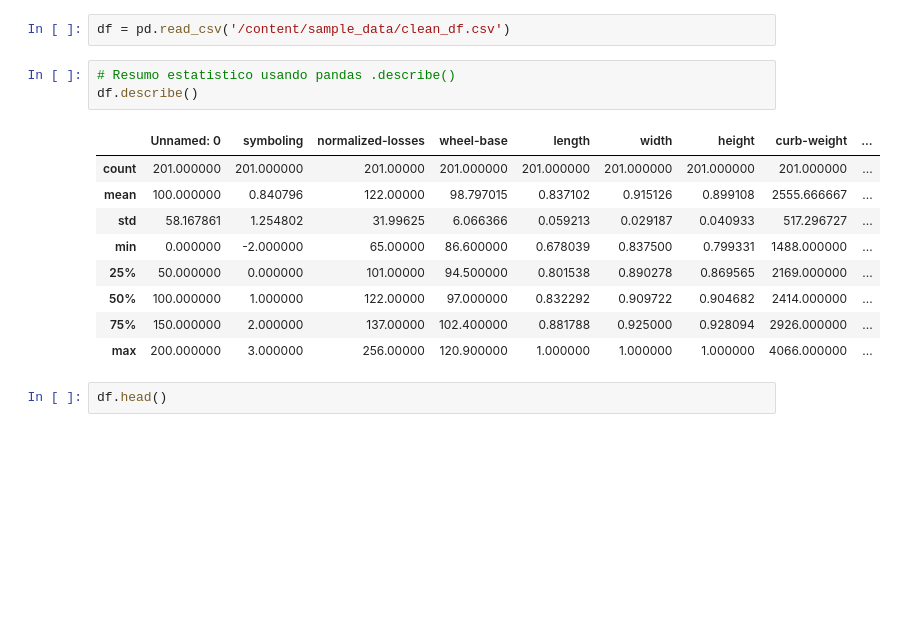
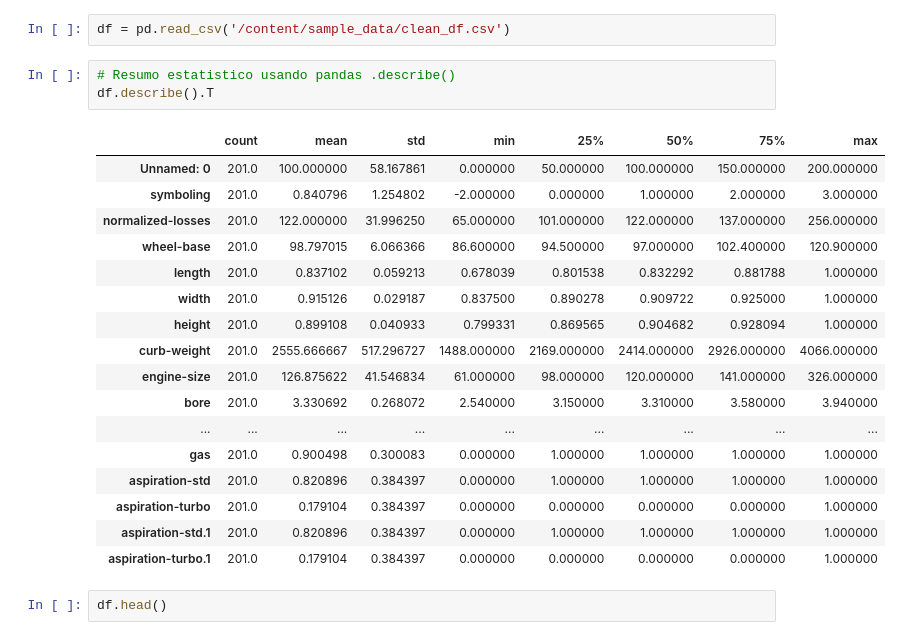
Before and after one commit to DavidMercadoFaustino/Analyzing-Data-with-Python---IBM-DA0101EN, a Jupyter notebook: Modulo_3_Exploratory_Data_Analysis.ipynb, the cells around one changed output. Drawn from its saved outputs; the diff is of its cells as text; blank space fills up the shorter version.

```diff
--- a/Modulo_3_Exploratory_Data_Analysis.ipynb
+++ b/Modulo_3_Exploratory_Data_Analysis.ipynb
@@ -17,17 +17,25 @@ from scipy import stats
 df = pd.read_csv('/content/sample_data/clean_df.csv')
 # %%
 # Resumo estatistico usando pandas .describe()
-df.describe()
+df.describe().T
 # %% [output]
-|  | Unnamed: 0 | symboling | normalized-losses | wheel-base | length | width | height | curb-weight | ... |
-| count | 201.000000 | 201.000000 | 201.00000 | 201.000000 | 201.000000 | 201.000000 | 201.000000 | 201.000000 | ... |
-| mean | 100.000000 | 0.840796 | 122.00000 | 98.797015 | 0.837102 | 0.915126 | 0.899108 | 2555.666667 | ... |
-| std | 58.167861 | 1.254802 | 31.99625 | 6.066366 | 0.059213 | 0.029187 | 0.040933 | 517.296727 | ... |
-| min | 0.000000 | -2.000000 | 65.00000 | 86.600000 | 0.678039 | 0.837500 | 0.799331 | 1488.000000 | ... |
-| 25% | 50.000000 | 0.000000 | 101.00000 | 94.500000 | 0.801538 | 0.890278 | 0.869565 | 2169.000000 | ... |
-| 50% | 100.000000 | 1.000000 | 122.00000 | 97.000000 | 0.832292 | 0.909722 | 0.904682 | 2414.000000 | ... |
-| 75% | 150.000000 | 2.000000 | 137.00000 | 102.400000 | 0.881788 | 0.925000 | 0.928094 | 2926.000000 | ... |
-| max | 200.000000 | 3.000000 | 256.00000 | 120.900000 | 1.000000 | 1.000000 | 1.000000 | 4066.000000 | ... |
+|  | count | mean | std | min | 25% | 50% | 75% | max |
+| Unnamed: 0 | 201.0 | 100.000000 | 58.167861 | 0.000000 | 50.000000 | 100.000000 | 150.000000 | 200.000000 |
+| symboling | 201.0 | 0.840796 | 1.254802 | -2.000000 | 0.000000 | 1.000000 | 2.000000 | 3.000000 |
+| normalized-losses | 201.0 | 122.000000 | 31.996250 | 65.000000 | 101.000000 | 122.000000 | 137.000000 | 256.000000 |
+| wheel-base | 201.0 | 98.797015 | 6.066366 | 86.600000 | 94.500000 | 97.000000 | 102.400000 | 120.900000 |
+| length | 201.0 | 0.837102 | 0.059213 | 0.678039 | 0.801538 | 0.832292 | 0.881788 | 1.000000 |
+| width | 201.0 | 0.915126 | 0.029187 | 0.837500 | 0.890278 | 0.909722 | 0.925000 | 1.000000 |
+| height | 201.0 | 0.899108 | 0.040933 | 0.799331 | 0.869565 | 0.904682 | 0.928094 | 1.000000 |
+| curb-weight | 201.0 | 2555.666667 | 517.296727 | 1488.000000 | 2169.000000 | 2414.000000 | 2926.000000 | 4066.000000 |
+| engine-size | 201.0 | 126.875622 | 41.546834 | 61.000000 | 98.000000 | 120.000000 | 141.000000 | 326.000000 |
+| bore | 201.0 | 3.330692 | 0.268072 | 2.540000 | 3.150000 | 3.310000 | 3.580000 | 3.940000 |
+| ... | ... | ... | ... | ... | ... | ... | ... | ... |
+| gas | 201.0 | 0.900498 | 0.300083 | 0.000000 | 1.000000 | 1.000000 | 1.000000 | 1.000000 |
+| aspiration-std | 201.0 | 0.820896 | 0.384397 | 0.000000 | 1.000000 | 1.000000 | 1.000000 | 1.000000 |
+| aspiration-turbo | 201.0 | 0.179104 | 0.384397 | 0.000000 | 0.000000 | 0.000000 | 0.000000 | 1.000000 |
+| aspiration-std.1 | 201.0 | 0.820896 | 0.384397 | 0.000000 | 1.000000 | 1.000000 | 1.000000 | 1.000000 |
+| aspiration-turbo.1 | 201.0 | 0.179104 | 0.384397 | 0.000000 | 0.000000 | 0.000000 | 0.000000 | 1.000000 |
 # %%
 df.head()
 # %% [output]
```
Also changed, not shown: parts of 20 cells of this notebook.
